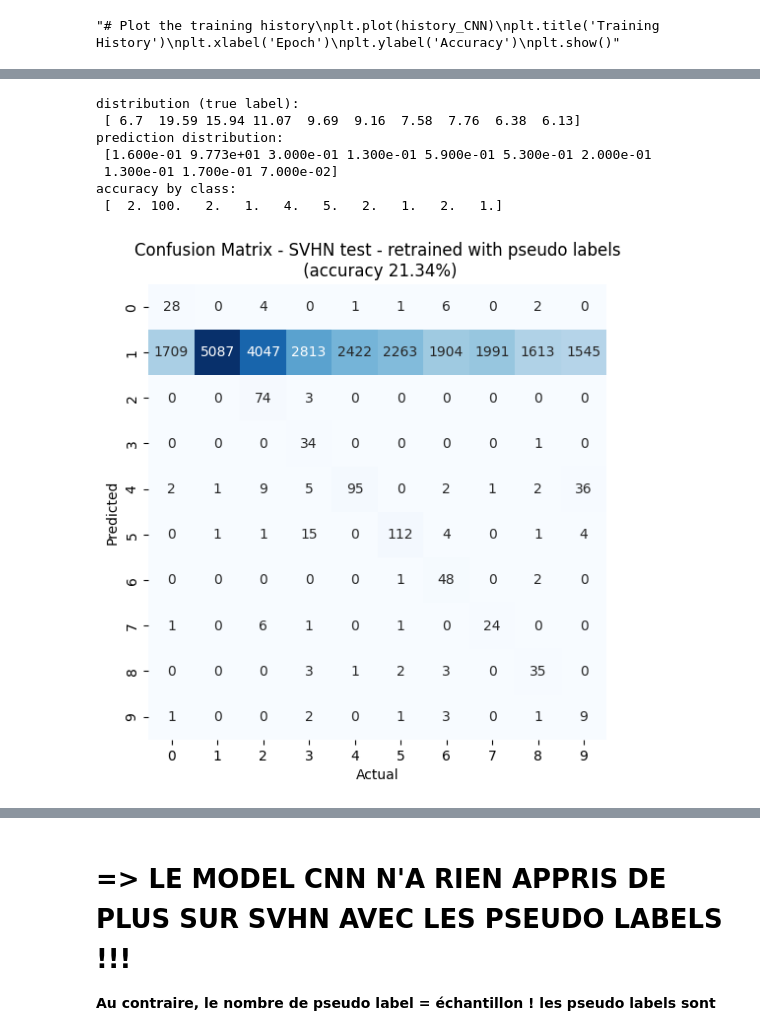
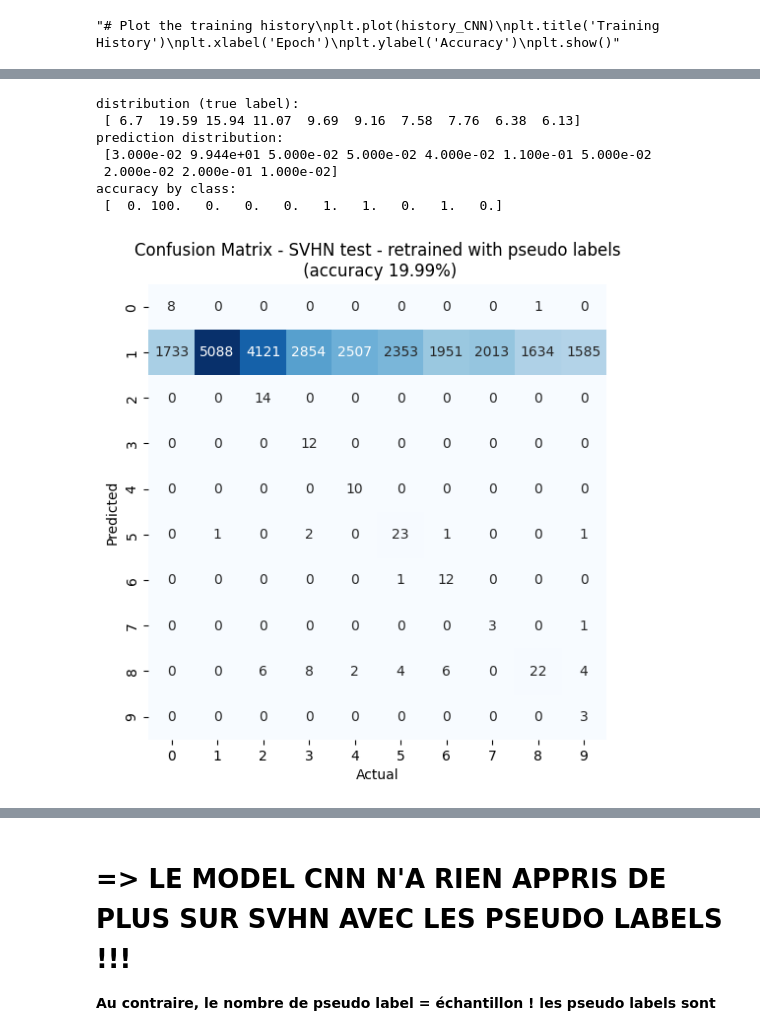
Before and after one commit to anaele-paris/domain_adaptation_MNIST_SVHN, a Jupyter notebook: CNN_ANN_pytorch_06-04-2024.ipynb, the cells around one changed output, grey strips where cells are left out. Cells and saved outputs as stored; diff of their text form; code cells hidden in the pictures.

```diff
--- a/CNN_ANN_pytorch_06-04-2024.ipynb
+++ b/CNN_ANN_pytorch_06-04-2024.ipynb
@@ -22,6 +22,13 @@ import seaborn as sns
 from sklearn.metrics import confusion_matrix
 from sklearn.utils.class_weight import compute_class_weight
 from PIL import Image
-# %%
-# define device
-device = torch.device("cuda:0" if torch.cuda.is_available() else "cpu")
+# %%
+# DEFINE DEVICE
+
+if torch.cuda.is_available():
+    device = "cuda"
+elif torch.backends.mps.is_available():
+    device = "mps"
+else:
+    device = "cpu"
+print(device)
@@ -34,20 +96,27 @@ from torchvision import datasets, transforms
 import torch
 
 # Define the transform to resize the image to 32x32 and replicate to 3 channels
-transform = transforms.Compose([
+transform_mnist = transforms.Compose([
     transforms.Resize((32, 32)),  # Resize to 32x32
     transforms.Grayscale(num_output_channels=3),  # Convert to RGB by replicating channels
     transforms.ToTensor(),  # Convert to tensor
-    transforms.Normalize((0.5,), (0.5,))  # Normalize each channel (assuming mean 0.5, std 0.5 for simplicity)
+    transforms.Normalize([mnist_mean.item()] * 3, [mnist_std.item()] * 3)  # Normalize each channel (assuming mean 0.5, std 0.5 for simplicity)
+])
+
+transform_svhn = transforms.Compose([
+    transforms.Resize((32, 32)),  # Resize to 32x32
+    transforms.Grayscale(num_output_channels=3),  # Convert to RGB by replicating channels
+    transforms.ToTensor(),  # Convert to tensor
+    transforms.Normalize(svhn_mean, svhn_std)  # Normalize each channel (assuming mean 0.5, std 0.5 for simplicity)
 ])
 
 # Download and load the dataset with the defined transform
-train_dataset_source = datasets.MNIST(root='./mnist_data/', train=True, transform=transform, download=True)
-test_dataset_source = datasets.MNIST(root='./mnist_data/', train=False, transform=transform, download=True)
+train_dataset_source = datasets.MNIST(root='./mnist_data/', train=True, transform=transform_mnist, download=True)
+test_dataset_source = datasets.MNIST(root='./mnist_data/', train=False, transform=transform_mnist, download=True)
 
 # DOWNLOAD, (RESIZE &) NORMALISE, SVHN DATASET (Stret View House Numbers)
-train_dataset_target = datasets.SVHN(root='./svhn_data/', split='train', transform=transform, download=True) # transform to insure same shape and normalisation
-test_dataset_target = datasets.SVHN(root='./svhn_data/', split='test', transform=transform, download=True)
+train_dataset_target = datasets.SVHN(root='./svhn_data/', split='train', transform=transform_svhn, download=True) # transform to insure same shape and normalisation
+test_dataset_target = datasets.SVHN(root='./svhn_data/', split='test', transform=transform_svhn, download=True)
 # %% [output]
 Using downloaded and verified file: ./svhn_data/train_32x32.mat
 Using downloaded and verified file: ./svhn_data/test_32x32.mat
@@ -786,7 +832,7 @@ new_training_loader = DataLoader(new_training_dataset, batch_size=bs, shuffle=Tr
 model_CNN_pseudo = CNN().to(device)
 criterion = nn.CrossEntropyLoss()
 optimizer = torch.optim.Adam(model_CNN_pseudo.parameters(), lr=0.0001)  # !!! DO NOT CHANGE LEARNING RATE IF ADAM OPTIMISER USED !!!
-n_epochs = 2    # 2 batches = best result with batch size of 64
+n_epochs = 10    # 2 batches = best result with batch size of 64
 
 # Train the model (with new_training_loader)
 history_CNN_pseudo = train_CNN(model_CNN_pseudo, new_training_loader, source_loader_test_CNN,  optimizer, epochs=n_epochs, lr=0.0001) #!!! KEEP LEARNING RATE = 0.0001 IF ADAM OPTIMISER USED !!!
@@ -820,11 +866,11 @@ accuracy by class:
 distribution (true label):
  [ 6.7  19.59 15.94 11.07  9.69  9.16  7.58  7.76  6.38  6.13]
 prediction distribution:
- [1.600e-01 9.773e+01 3.000e-01 1.300e-01 5.900e-01 5.300e-01 2.000e-01
- 1.300e-01 1.700e-01 7.000e-02]
+ [3.000e-02 9.944e+01 5.000e-02 5.000e-02 4.000e-02 1.100e-01 5.000e-02
+ 2.000e-02 2.000e-01 1.000e-02]
 accuracy by class:
- [  2. 100.   2.   1.   4.   5.   2.   1.   2.   1.]
+ [  0. 100.   0.   0.   0.   1.   1.   0.   1.   0.]
-[figure, old version]
+[figure, new version]
 # %%
 #--------------------------------------------------------------
 # CREATE NEW DATASET WITH CONFIDENT IMAGES & RETRAIN CNN MODEL
```
Also changed, not shown: parts of 17 cells of this notebook, 3 other files.
